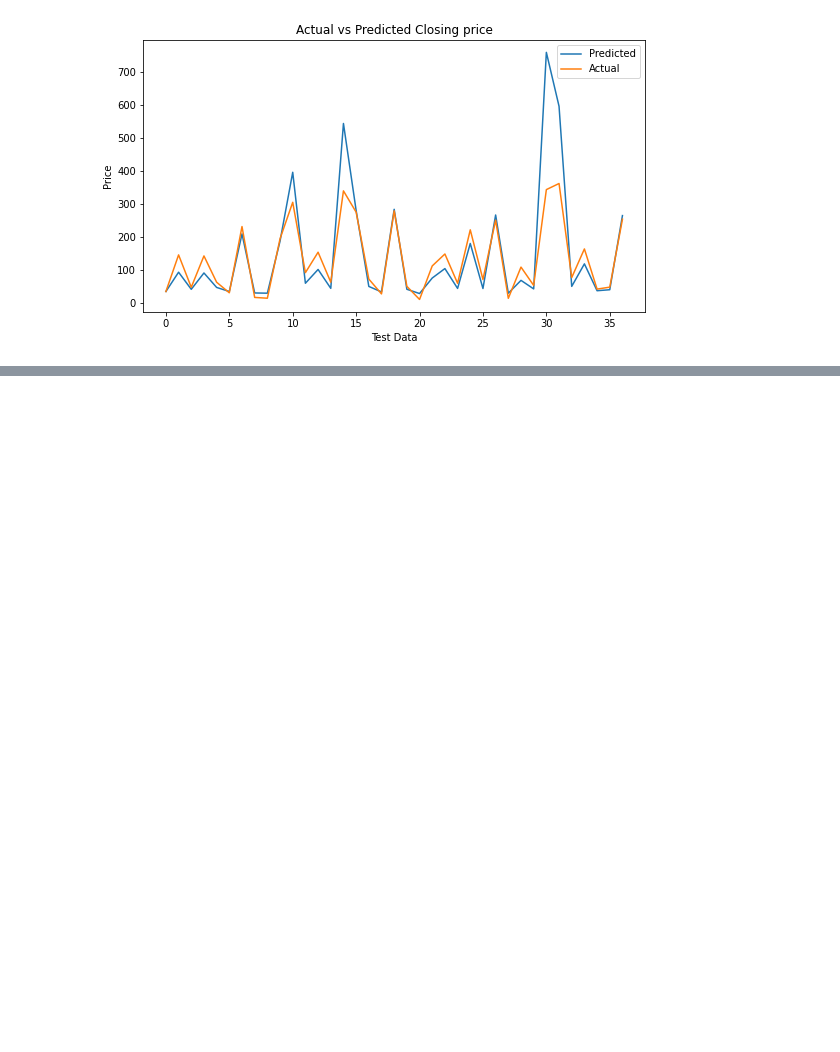
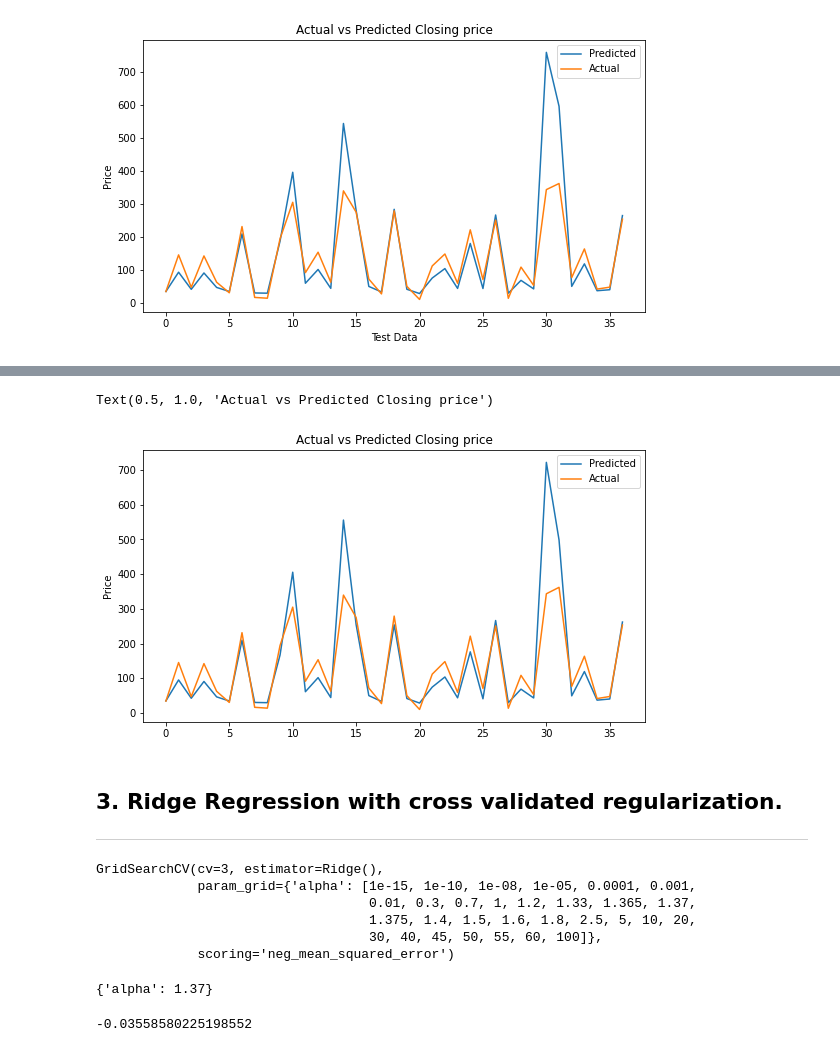
Before and after one commit to gopaljigupta45/YES_BANK_STOCK_PRICE_PREDICTION, a Jupyter notebook: Yes_bank_stock_price_prediction_.ipynb, the cells around one changed output, grey strips where cells are left out. Drawn from its saved outputs; the diff is of its cells as text; code cells hidden in the pictures; blank space fills up the shorter version.

```diff
--- a/Yes_bank_stock_price_prediction_.ipynb
+++ b/Yes_bank_stock_price_prediction_.ipynb
@@ -435,0 +476,5 @@ plt.show()
+# %%
+# Initializing the model with some base values.
+lasso  = Lasso(alpha=0.0001 , max_iter= 3000)
+# Fitting the model on our training data.
+lasso.fit(x_train, y_train)
@@ -435,0 +492,8 @@ plt.show()
+# %%
+# Cross validation. optimizing our model by finding the best value of our hyperparameter.
+from sklearn.model_selection import GridSearchCV
+
+param_grid = {'alpha': [1e-15,1e-13,1e-10,1e-8,1e-5,1e-4,1e-3,0.005,0.006,0.007,0.01,0.015,0.02,1e-1,1,5,10,20,30,40,45,50]}  # list of parameters.
+
+lasso_regressor = GridSearchCV(lasso, param_grid, scoring='neg_mean_squared_error', cv=5)
+lasso_regressor.fit(x_train, y_train)
@@ -435,0 +516,4 @@ plt.show()
+# %%
+# Predicting on the test dataset.
+y_pred_lasso = lasso_regressor.predict(x_test)
+print(y_pred_lasso)
@@ -435,0 +562,43 @@ plt.show()
+# %%
+# plotting the predicted values vs actual.
+plt.figure(figsize=(9,5))
+plt.plot(10**y_pred_lasso)
+plt.plot(np.array(10**y_test))
+plt.legend(["Predicted","Actual"])
+plt.ylabel("Price")
+plt.title("Actual vs Predicted Closing price")
+# %% [output]
+Text(0.5, 1.0, 'Actual vs Predicted Closing price')
+[figure, added]
+# %% [markdown]
+## 3. **Ridge Regression** with cross validated regularization.
+
+---
+# %%
+# importing ridge regressor model.
+from sklearn.linear_model import Ridge
+ridge = Ridge()         # iitializing the model
+
+# initiating the parameter grid for alpha (regularization strength).
+parameters = {'alpha': [1e-15,1e-10,1e-8,1e-5,1e-4,1e-3,1e-2,0.3,0.7,1,1.2,1.33,1.365,1.37,1.375,1.4,1.5,1.6,1.8,2.5,5,10,20,30,40,45,50,55,60,100]}
+
+# cross validation.
+ridge_regressor = GridSearchCV(ridge, parameters, scoring='neg_mean_squared_error', cv=3)
+ridge_regressor.fit(x_train,y_train)
+# %% [output]
+GridSearchCV(cv=3, estimator=Ridge(),
+             param_grid={'alpha': [1e-15, 1e-10, 1e-08, 1e-05, 0.0001, 0.001,
+                                   0.01, 0.3, 0.7, 1, 1.2, 1.33, 1.365, 1.37,
+                                   1.375, 1.4, 1.5, 1.6, 1.8, 2.5, 5, 10, 20,
+                                   30, 40, 45, 50, 55, 60, 100]},
+             scoring='neg_mean_squared_error')
+# %%
+# finding the best parameter value (for alpha)
+ridge_regressor.best_params_
+# %% [output]
+{'alpha': 1.37}
+# %%
+# getting the best score for optimal value of alpha.
+ridge_regressor.best_score_
+# %% [output]
+-0.03558580225198552
```
Also changed, not shown: parts of 27 cells of this notebook.
